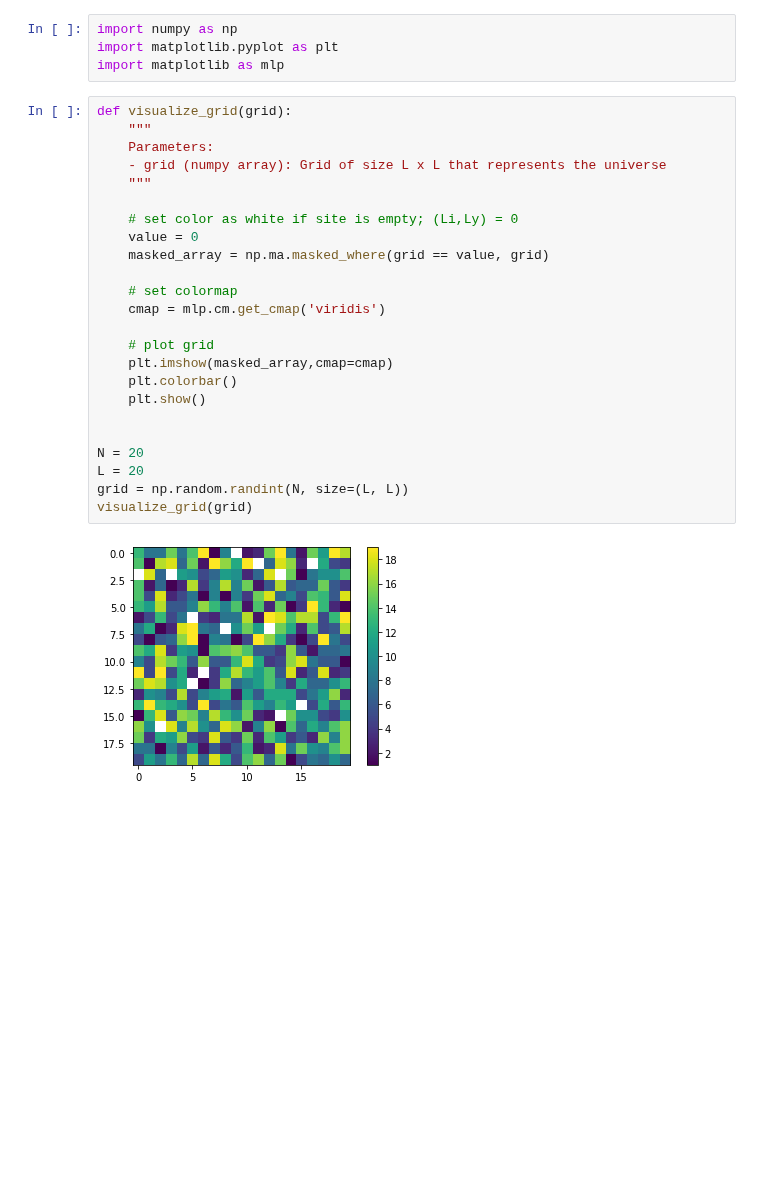
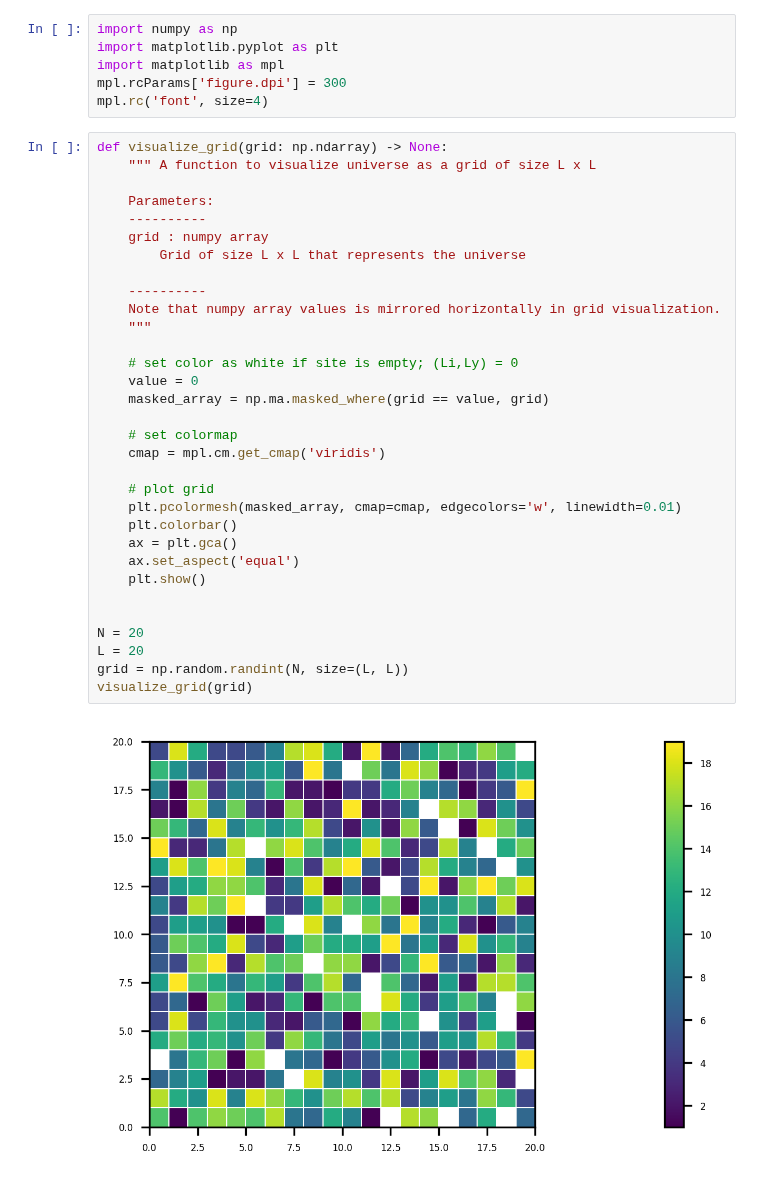
Before and after one commit to jonasargelo/Complex-systems-sim, a Jupyter notebook: visualize_ecosystem.ipynb, the cells around one changed output. Saved outputs shown, nothing was run; the diff lists cells and outputs as text; blank space fills up the shorter version.

Commit message:
Update visualize_ecosystem.ipynb
add white gridlines

```diff
--- a/visualize_ecosystem.ipynb
+++ b/visualize_ecosystem.ipynb
@@ -1,30 +1,40 @@
 # %%
 import numpy as np
 import matplotlib.pyplot as plt
-import matplotlib as mlp
+import matplotlib as mpl
+mpl.rcParams['figure.dpi'] = 300
+mpl.rc('font', size=4)
 # %%
-def visualize_grid(grid):
-    """
+def visualize_grid(grid: np.ndarray) -> None:
+    """ A function to visualize universe as a grid of size L x L
+
     Parameters:
-    - grid (numpy array): Grid of size L x L that represents the universe
+    ----------
+    grid : numpy array
+        Grid of size L x L that represents the universe
+
+    ----------
+    Note that numpy array values is mirrored horizontally in grid visualization.
     """
 
     # set color as white if site is empty; (Li,Ly) = 0
     value = 0
     masked_array = np.ma.masked_where(grid == value, grid)
 
     # set colormap
-    cmap = mlp.cm.get_cmap('viridis')
+    cmap = mpl.cm.get_cmap('viridis')
 
     # plot grid
-    plt.imshow(masked_array,cmap=cmap)
+    plt.pcolormesh(masked_array, cmap=cmap, edgecolors='w', linewidth=0.01)
     plt.colorbar()
+    ax = plt.gca()
+    ax.set_aspect('equal')
     plt.show()
 
 
 N = 20
 L = 20
 grid = np.random.randint(N, size=(L, L))
 visualize_grid(grid)
 # %% [output]
-[figure, old version]
+[figure, new version]
```
